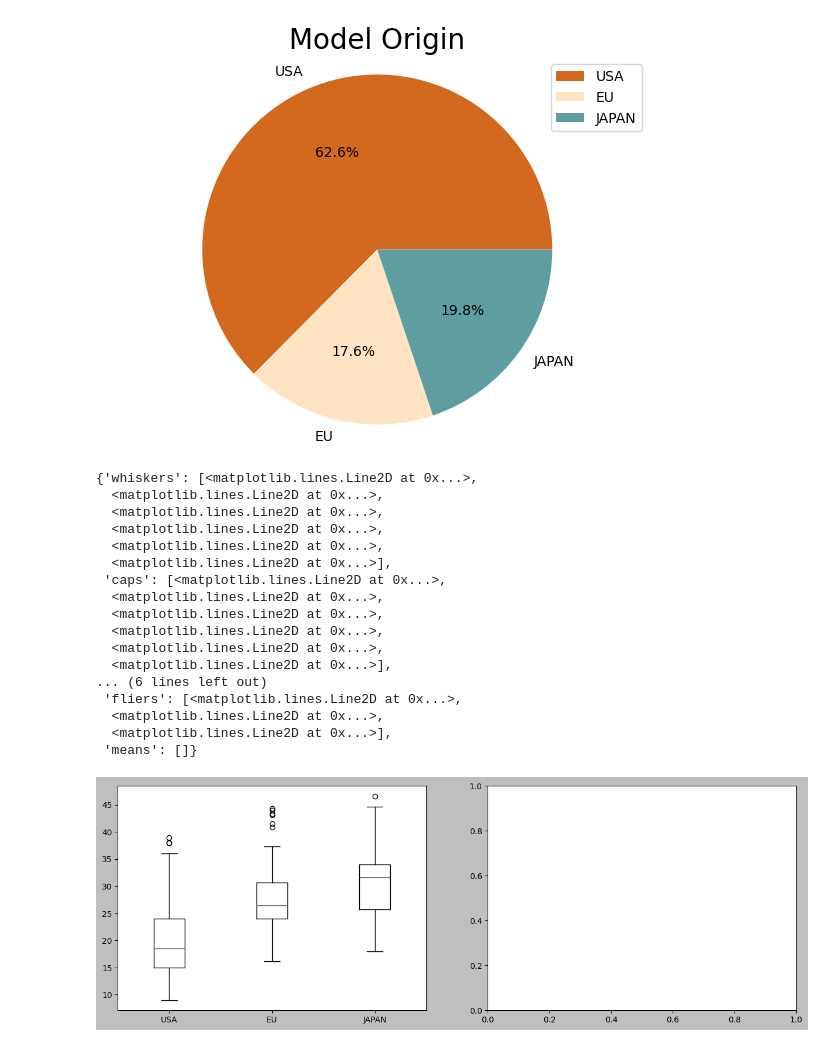
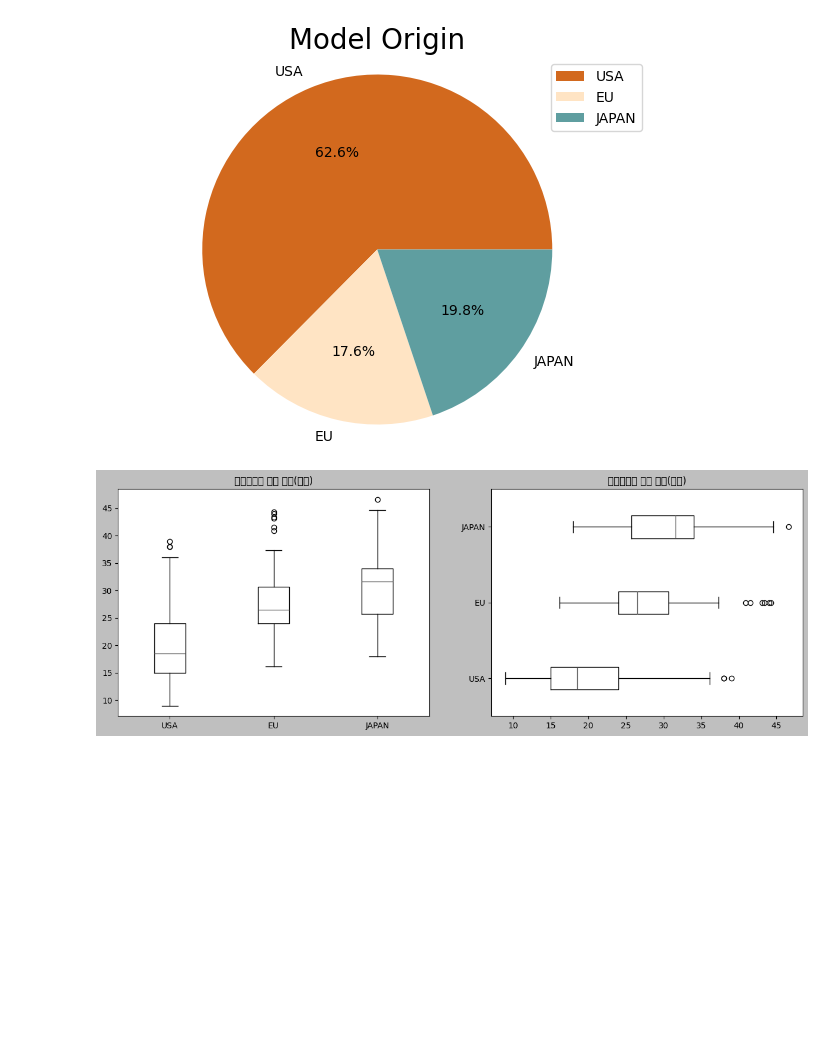
Before and after one commit to himzei/15-data-analyze, a Jupyter notebook: 4_시각화도구/4-1_matplotlib.ipynb, the cells around one changed output. Drawn from its saved outputs; the diff is of its cells as text; code cells hidden in the pictures; blank space fills up the shorter version.

```diff
--- a/4-1_matplotlib.ipynb
+++ b/4_시각화도구/4-1_matplotlib.ipynb
@@ -971,28 +971,17 @@ mpg3 = df[df["origin"] == 3]["mpg"]
 # %%
 # 박스플롯
 
 plt.style.use('grayscale')
 plt.rcParams["axes.unicode_minus"] = False
 
 fig ,(ax1, ax2) = plt.subplots(1, 2, figsize=(15, 5))
 
 ax1.boxplot(x=[mpg1, mpg2, mpg3], labels=["USA", "EU", "JAPAN"])
+ax2.boxplot(x=[mpg1, mpg2, mpg3], labels=["USA", "EU", "JAPAN"], vert=False)
+
+ax1.set_title("제조국가별 연비 분포(수직)")
+ax2.set_title("제조국가별 연비 분포(수평)")
+
+plt.show()
 # %% [output]
-{'whiskers': [<matplotlib.lines.Line2D at 0x...>,
-  <matplotlib.lines.Line2D at 0x...>,
-  <matplotlib.lines.Line2D at 0x...>,
-  <matplotlib.lines.Line2D at 0x...>,
-  <matplotlib.lines.Line2D at 0x...>,
-  <matplotlib.lines.Line2D at 0x...>],
- 'caps': [<matplotlib.lines.Line2D at 0x...>,
-  <matplotlib.lines.Line2D at 0x...>,
-  <matplotlib.lines.Line2D at 0x...>,
-  <matplotlib.lines.Line2D at 0x...>,
-  <matplotlib.lines.Line2D at 0x...>,
-  <matplotlib.lines.Line2D at 0x...>],
-... (6 lines left out)
- 'fliers': [<matplotlib.lines.Line2D at 0x...>,
-  <matplotlib.lines.Line2D at 0x...>,
-  <matplotlib.lines.Line2D at 0x...>],
- 'means': []}
-[figure, old version]
+[figure, new version]
```
Also changed, not shown: 21 other files.
